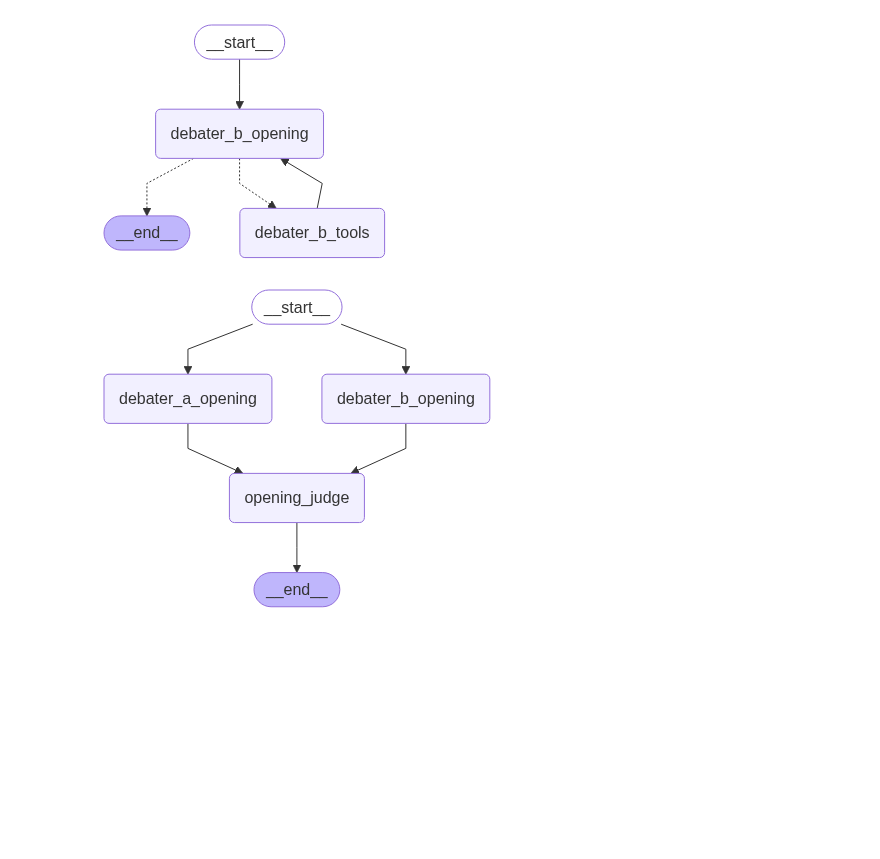
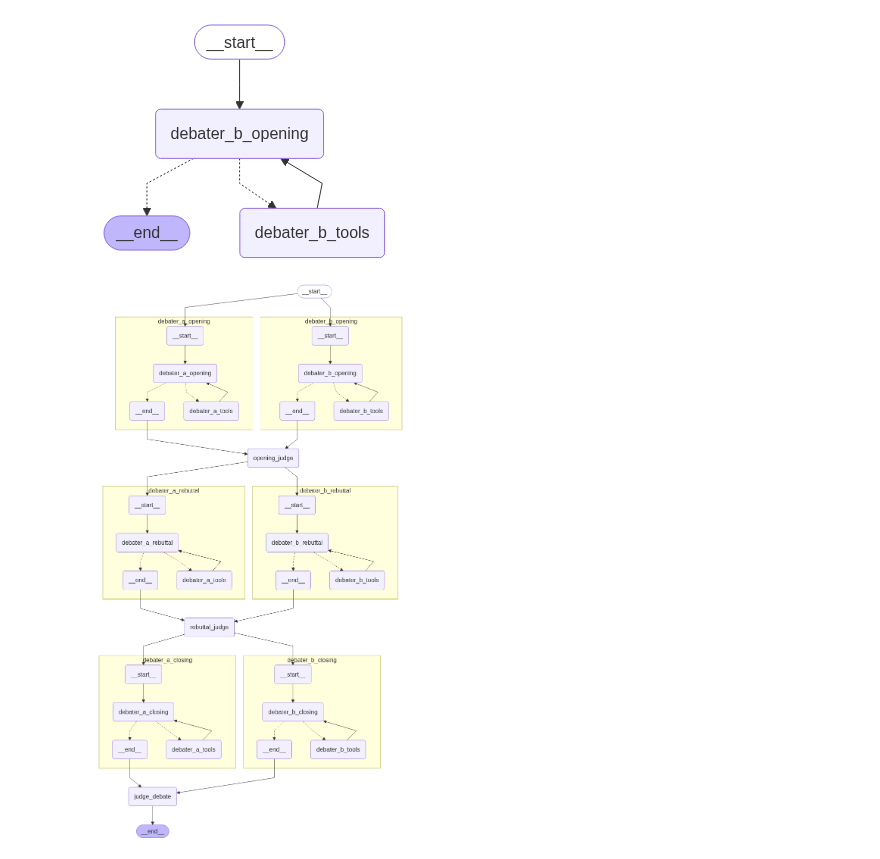
Before and after one commit to YashSax/DebateSimulator, a Jupyter notebook: debating.ipynb, the cells around one changed output. Saved outputs shown, nothing was run; the diff lists cells and outputs as text; code cells hidden in the pictures; blank space fills up the shorter version.

```diff
--- a/debating.ipynb
+++ b/debating.ipynb
@@ -102,5 +105,4 @@ class DebateState(TypedDict):
     rebuttal_judge_results: Annotated[str, keep_right]
     closing_a: Annotated[str, keep_right]
     closing_b: Annotated[str, keep_right]
-    closing_judge_results: Annotated[str, keep_right]
     final_judge_results: Annotated[str, keep_right]
@@ -224,40 +325,110 @@ display(Image(debater_b_opening_subgraph.get_graph().draw_mermaid_png()))
 [figure]
 # %%
 def judge_opening(state: DebateState) -> DebateState:
+    print("Judging the opening arguments")
     opening_a = state["messages_a"][-1]
     opening_b = state["messages_b"][-1]
 
     with open("./prompts.yaml", "r") as f:
         judge_prompt_template = yaml.safe_load(f)["opening_statement_judge"]
 
     judge_prompt = judge_prompt_template.format(
         issue=state["issue"],
         position_a=state["position_a"],
         position_b=state["position_b"],
         opening_a=opening_a,
         opening_b=opening_b,
     )
     judge_model_response = llm.invoke([judge_prompt])
 
     return {
         "opening_a": opening_a,
         "opening_b": opening_b,
         "opening_judge_results": judge_model_response
     }
 
+def judge_rebuttal(state: DebateState) -> DebateState:
+    print("Judging the rebuttal")
+    rebuttal_a = state["messages_a"][-1]
+    rebuttal_b = state["messages_b"][-1]
+
+    with open("./prompts.yaml", "r") as f:
+        judge_prompt_template = yaml.safe_load(f)["rebuttal_judge"]
+
+    judge_prompt = judge_prompt_template.format(
+        issue=state["issue"],
+        position_a=state["position_a"],
+        position_b=state["position_b"],
+        opening_a=state["opening_a"],
+        opening_b=state["opening_b"],
+        rebuttal_a=rebuttal_a,
+        rebuttal_b=rebuttal_b
+    )
+    judge_model_response = llm.invoke([judge_prompt])
+
+    return {
+        "rebuttal_a": rebuttal_a,
+        "rebuttal_b": rebuttal_b,
+        "rebuttal_judge_results": judge_model_response
+    }
+
+def judge_debate(state: DebateState) -> DebateState:
+    print("Judging the whole debate")
+    closing_a = state["messages_a"][-1]
+    closing_b = state["messages_b"][-1]
+
+    with open("./prompts.yaml", "r") as f:
+        judge_prompt_template = yaml.safe_load(f)["judge_debate"]
+
+    judge_prompt = judge_prompt_template.format(
+        issue=state["issue"],
+        position_a=state["position_a"],
+        position_b=state["position_b"],
+        opening_a=state["opening_a"],
+        opening_b=state["opening_b"],
+        opening_judge_results=state["opening_judge_results"],
+        rebuttal_a=state["rebuttal_a"],
+        rebuttal_b=state["rebuttal_b"],
+        rebuttal_judge_results=state["rebuttal_judge_results"],
+        closing_a=closing_a,
+        closing_b=closing_b
+    )
+    judge_model_response = llm.invoke([judge_prompt])
+
+    return {
+        "closing_a": closing_a,
+        "closing_b": closing_b,
+        "final_judge_results": judge_model_response
+    }
+
+
 builder = StateGraph(DebateState)
 builder.add_node("debater_a_opening", debater_a_opening_subgraph)
 builder.add_node("debater_b_opening", debater_b_opening_subgraph)
 builder.add_node("opening_judge", judge_opening)
+builder.add_node("debater_a_rebuttal", debater_a_rebuttal_subgraph)
+builder.add_node("debater_b_rebuttal", debater_b_rebuttal_subgraph)
+builder.add_node("rebuttal_judge", judge_rebuttal)
+builder.add_node("debater_a_closing", debater_a_closing_subgraph)
+builder.add_node("debater_b_closing", debater_b_closing_subgraph)
+builder.add_node("judge_debate", judge_debate)
 
 builder.add_edge(START, "debater_a_opening")
 builder.add_edge(START, "debater_b_opening")
 builder.add_edge("debater_a_opening", "opening_judge")
 builder.add_edge("debater_b_opening", "opening_judge")
-builder.add_edge("opening_judge", END)
+builder.add_edge("opening_judge", "debater_a_rebuttal")
+builder.add_edge("opening_judge", "debater_b_rebuttal")
+builder.add_edge("debater_a_rebuttal", "rebuttal_judge")
+builder.add_edge("debater_b_rebuttal", "rebuttal_judge")
+builder.add_edge("rebuttal_judge", "debater_a_closing")
+builder.add_edge("rebuttal_judge", "debater_b_closing")
+builder.add_edge("debater_a_closing", "judge_debate")
+builder.add_edge("debater_b_closing", "judge_debate")
+builder.add_edge("judge_debate", END)
 
 graph = builder.compile()
-display(Image(graph.get_graph().draw_mermaid_png()))
+display(Image(graph.get_graph(xray=True).draw_mermaid_png()))
 # %% [output]
-[figure, old version]
+[figure, new version]
 # %%
```
Also changed, not shown: parts of 11 cells of this notebook, 5 other files.
